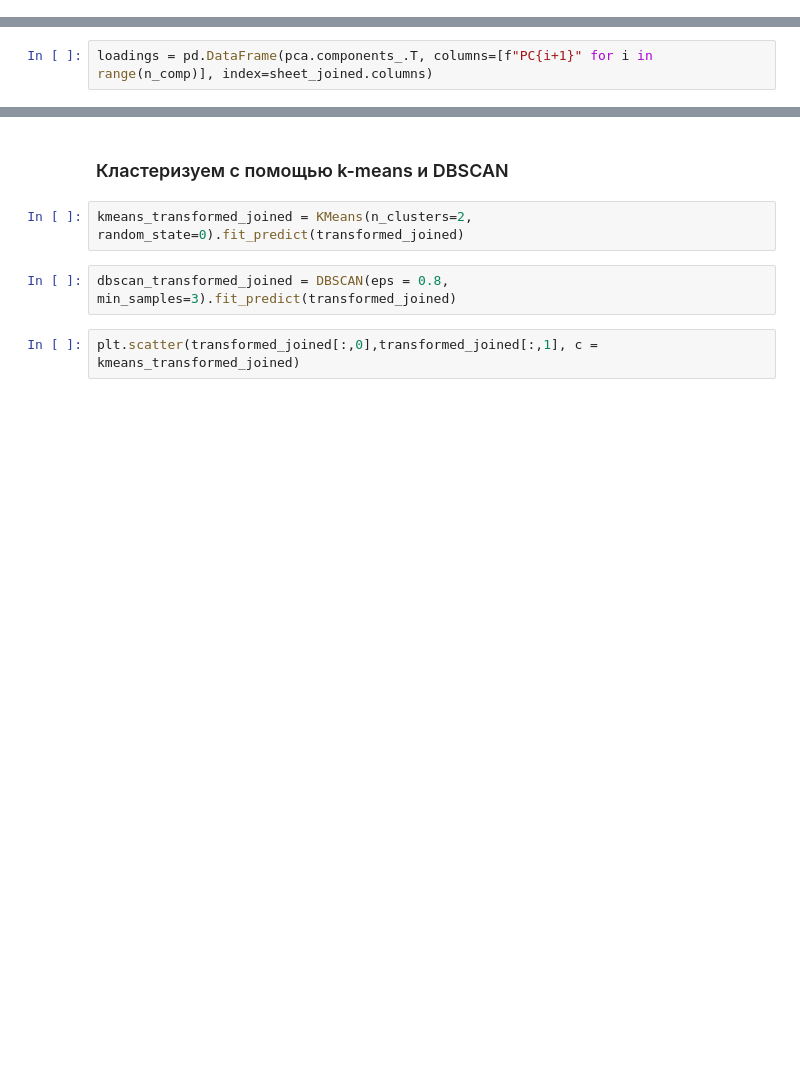
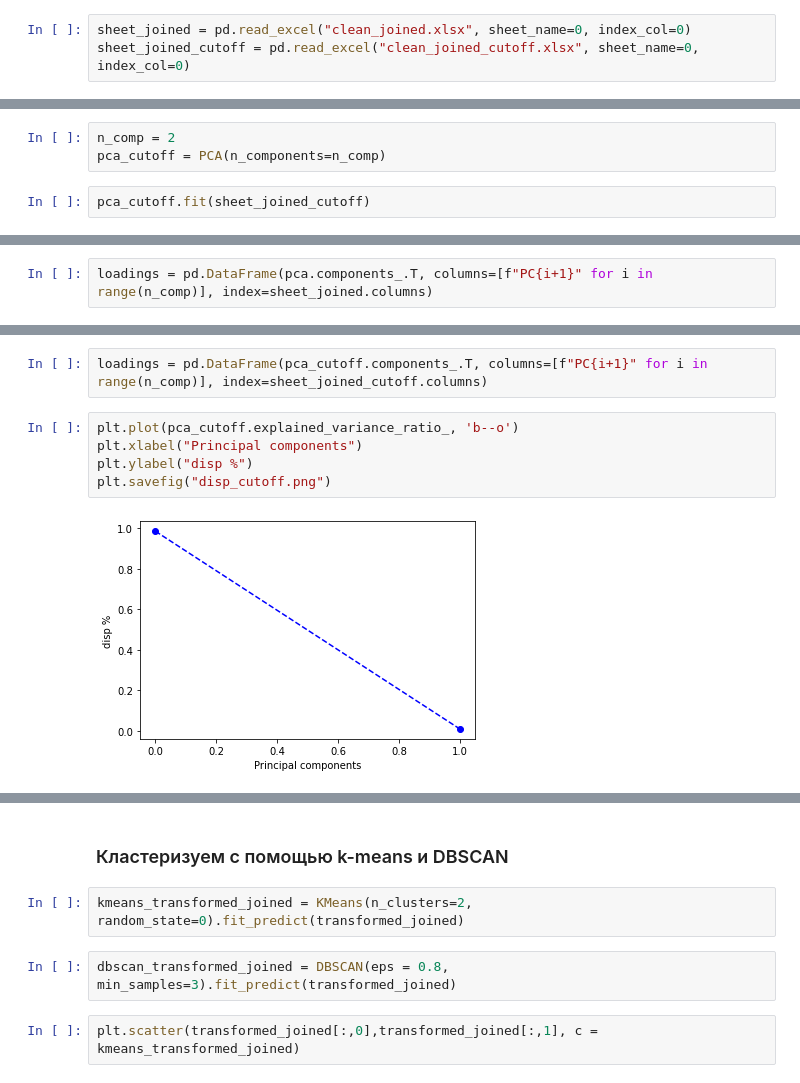
Before and after one commit to dmitry-maltsov/PolyMatStat, a Jupyter notebook: Course project/research/PCA.ipynb, the cells around one changed output, grey strips where cells are left out. Drawn from its saved outputs; the diff is of its cells as text; blank space fills up the shorter version.

```diff
--- a/Course project/research/PCA.ipynb
+++ b/Course project/research/PCA.ipynb
@@ -18,3 +14,6 @@ sheet_joined = pd.read_excel("clean_joined.xlsx", sheet_name=0, index_col=0)
+# %%
+sheet_joined = pd.read_excel("clean_joined.xlsx", sheet_name=0, index_col=0)
+sheet_joined_cutoff = pd.read_excel("clean_joined_cutoff.xlsx", sheet_name=0, index_col=0)
 # %% [markdown]
 ## Применяем МГК
 # %%
@@ -39,3 +38,8 @@ array([[-123.23513302,    1.53928913],
        [-222.95797761,   -3.32237075],
        [-177.75207393,   -7.19491622],
        [-151.59266909,  -11.64327682]])
+# %%
+n_comp = 2
+pca_cutoff = PCA(n_components=n_comp)
+# %%
+pca_cutoff.fit(sheet_joined_cutoff)
@@ -177,2 +199,11 @@ plt.plot(pca.explained_variance_ratio_, 'b--o')
+# %%
+loadings = pd.DataFrame(pca_cutoff.components_.T, columns=[f"PC{i+1}" for i in range(n_comp)], index=sheet_joined_cutoff.columns)
+# %%
+plt.plot(pca_cutoff.explained_variance_ratio_, 'b--o')
+plt.xlabel("Principal components")
+plt.ylabel("disp %")
+plt.savefig("disp_cutoff.png")
+# %% [output]
+[figure, added]
 # %%
 plt.plot(transformed_joined[:,0],transformed_joined[:,1], 'ro')
```
Also changed, not shown: parts of 16 cells of this notebook, 13 other files.
